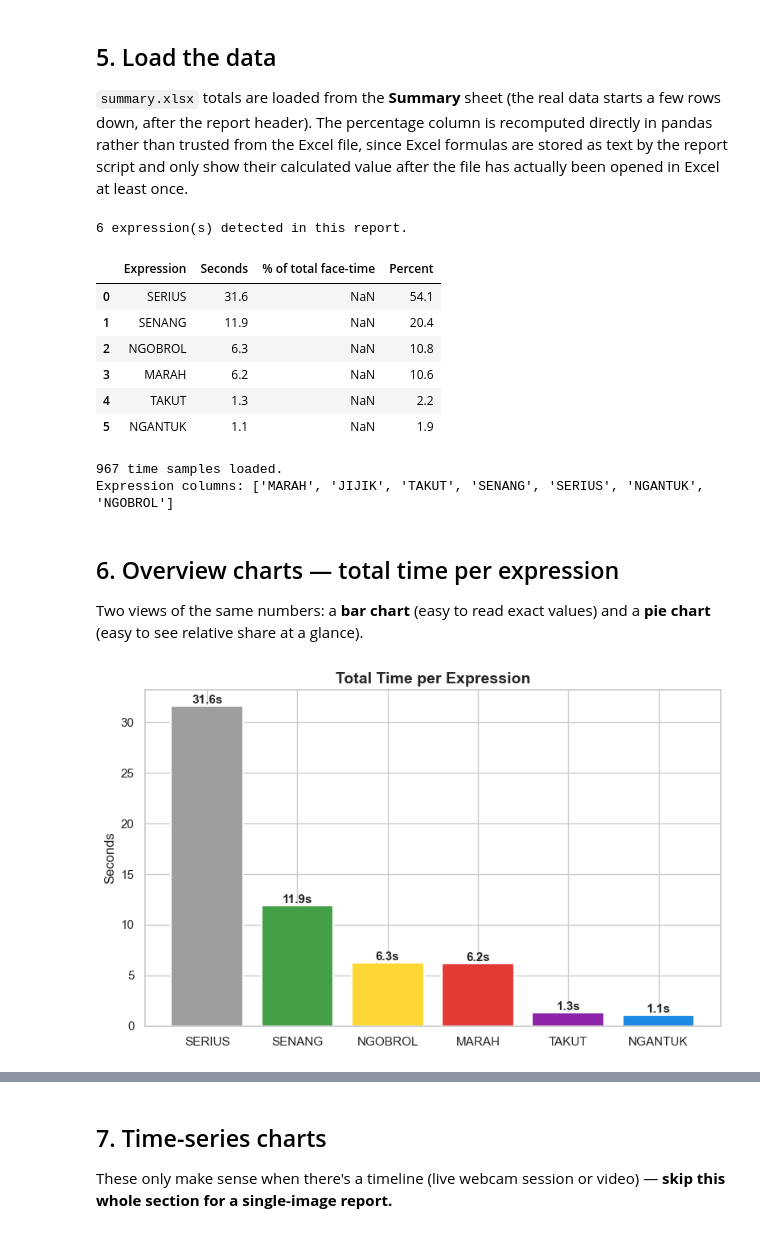
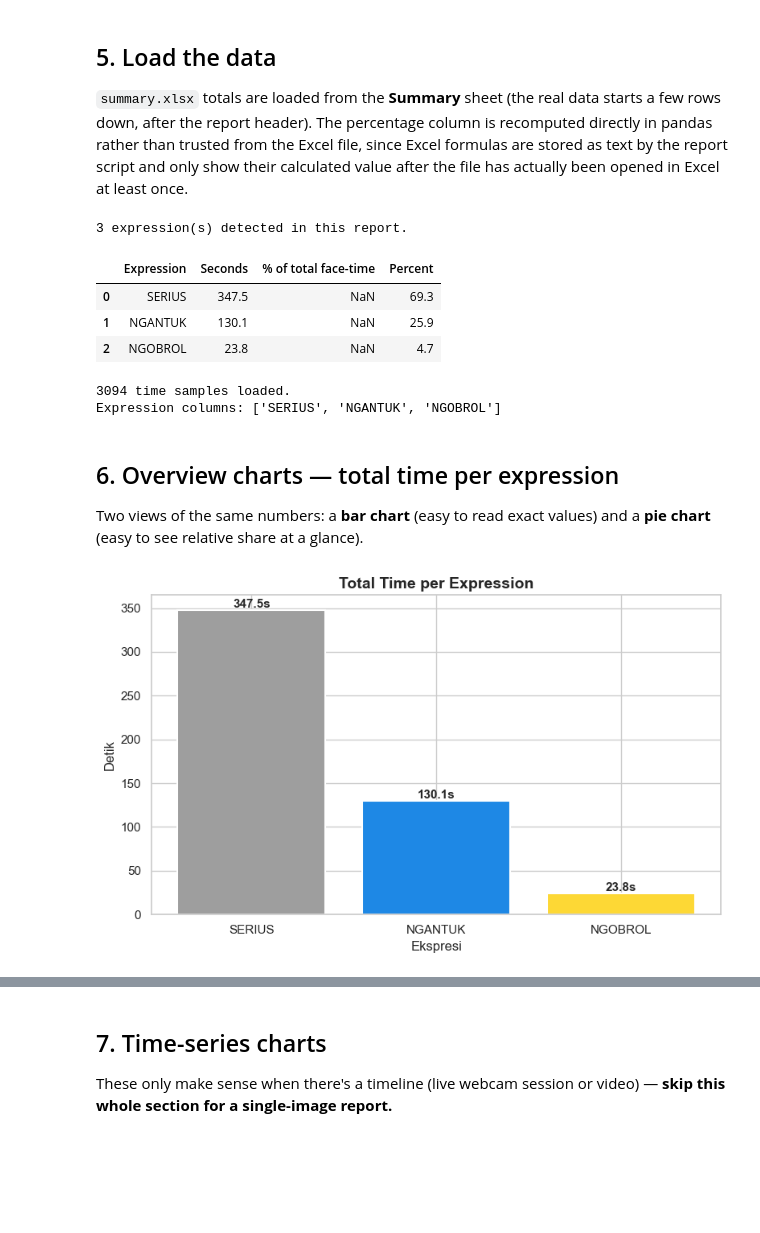
Before and after one commit to ikrahmn/ExpressionDetection, a Jupyter notebook: analysis.ipynb, the cells around one changed output, grey strips where cells are left out. Cells and saved outputs as stored; diff of their text form; code cells hidden in the pictures; blank space fills up the shorter version.

```diff
--- a/analysis.ipynb
+++ b/analysis.ipynb
@@ -144,7 +145,7 @@ Paste one of the folder paths printed above into `REPORT_FOLDER`.
   **Section 8** (the image-specific chart) -- the time-series sections
   in between don't apply to a single still image.
 # %%
-REPORT_FOLDER = "report/session_20260624_105308"   # <-- change this to the folder you want
+REPORT_FOLDER = "report/session_20260624_144107"   # <-- change this to the folder you want
 HAS_TIMELINE = True                                  # False if this is a single-image report
 
 print(f"Analyzing: {REPORT_FOLDER}")
@@ -171,14 +172,11 @@ summary_df["Percent"] = (summary_df["Seconds"] / summary_df["Seconds"].sum() * 1
 print(f"{len(summary_df)} expression(s) detected in this report.")
 summary_df
 # %% [output]
-6 expression(s) detected in this report.
+3 expression(s) detected in this report.
 |  | Expression | Seconds | % of total face-time | Percent |
-| 0 | SERIUS | 31.6 | NaN | 54.1 |
-| 1 | SENANG | 11.9 | NaN | 20.4 |
-| 2 | NGOBROL | 6.3 | NaN | 10.8 |
-| 3 | MARAH | 6.2 | NaN | 10.6 |
-| 4 | TAKUT | 1.3 | NaN | 2.2 |
-| 5 | NGANTUK | 1.1 | NaN | 1.9 |
+| 0 | SERIUS | 347.5 | NaN | 69.3 |
+| 1 | NGANTUK | 130.1 | NaN | 25.9 |
+| 2 | NGOBROL | 23.8 | NaN | 4.7 |
 # %%
 if HAS_TIMELINE:
     timeline_path = os.path.join(REPORT_FOLDER, "timeline.xlsx")
@@ -198,8 +196,8 @@ if HAS_TIMELINE:
 else:
     print("HAS_TIMELINE is False -- skip to Section 8 for the image-only chart.")
 # %% [output]
-967 time samples loaded.
-Expression columns: ['MARAH', 'JIJIK', 'TAKUT', 'SENANG', 'SERIUS', 'NGANTUK', 'NGOBROL']
+3094 time samples loaded.
+Expression columns: ['SERIUS', 'NGANTUK', 'NGOBROL']
 # %% [markdown]
 ## 6. Overview charts — total time per expression
 
@@ -208,19 +206,19 @@ and a **pie chart** (easy to see relative share at a glance).
 # %%
 fig, ax = plt.subplots(figsize=(8, 5))
 colors = [color_for(e) for e in summary_df["Expression"]]
 bars = ax.bar(summary_df["Expression"], summary_df["Seconds"], color=colors, edgecolor="white", linewidth=1.5)
 
 for bar, seconds in zip(bars, summary_df["Seconds"]):
     ax.text(bar.get_x() + bar.get_width() / 2, bar.get_height(),
             f"{seconds:.1f}s", ha="center", va="bottom", fontweight="bold")
 
 ax.set_title("Total Time per Expression", fontsize=14, fontweight="bold")
-ax.set_ylabel("Seconds")
-ax.set_xlabel("")
+ax.set_ylabel("Detik")
+ax.set_xlabel("Ekspresi")
 plt.tight_layout()
 plt.show()
 # %% [output]
-[figure, old version]
+[figure, new version]
 # %%
 fig, ax = plt.subplots(figsize=(7, 7))
 colors = [color_for(e) for e in summary_df["Expression"]]
```
Also changed, not shown: parts of 9 cells of this notebook, 1 other file.
